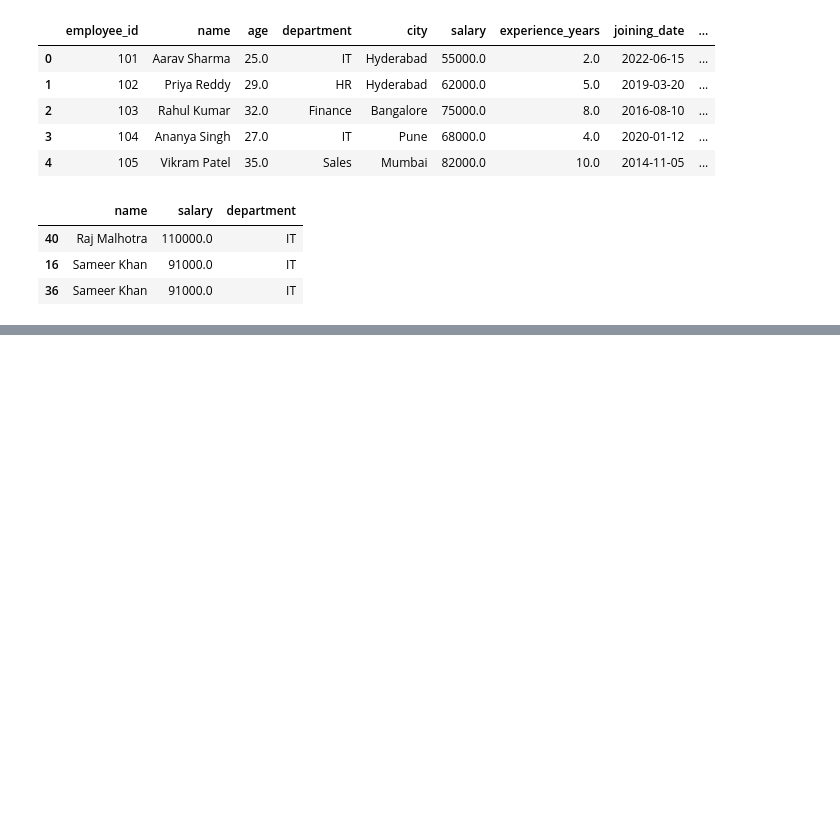
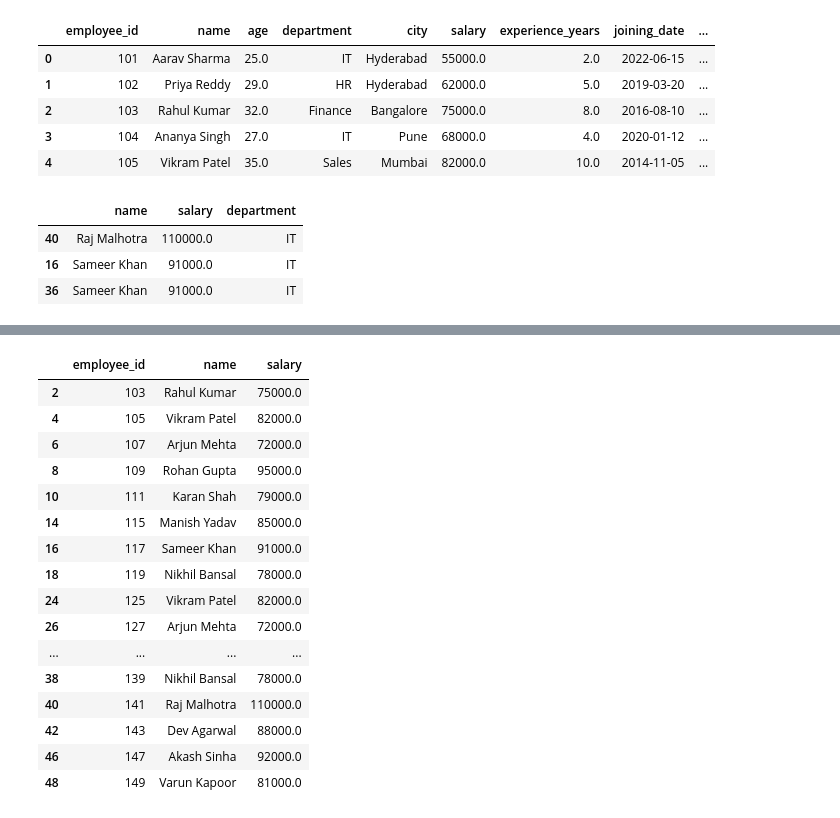
Before and after one commit to Vasista-G/GoogleCollab_Python, a Jupyter notebook: Pandaslearn.ipynb, the cells around one changed output, grey strips where cells are left out. Cells and saved outputs as stored; diff of their text form; code cells hidden in the pictures; blank space fills up the shorter version.

```diff
--- a/Pandaslearn.ipynb
+++ b/Pandaslearn.ipynb
@@ -40,0 +60,37 @@ emp.loc[emp["department"] == "IT", ["name", "salary","department"]]
+# %%
+'''
+3.	Find employees who have:
+	More than 5 years of experience
+	Performance rating >= 4
+	Salary > 70,000
+
+'''
+
+(
+    emp.loc
+    [
+        (emp["experience_years"] > 5.0) &
+        (emp["performance_rating"] >= 4) &
+        (emp["salary"] > 70000),
+        ["employee_id", "name", "salary"]
+
+    ]
+)
+# %% [output]
+|  | employee_id | name | salary |
+| 2 | 103 | Rahul Kumar | 75000.0 |
+| 4 | 105 | Vikram Patel | 82000.0 |
+| 6 | 107 | Arjun Mehta | 72000.0 |
+| 8 | 109 | Rohan Gupta | 95000.0 |
+| 10 | 111 | Karan Shah | 79000.0 |
+| 14 | 115 | Manish Yadav | 85000.0 |
+| 16 | 117 | Sameer Khan | 91000.0 |
+| 18 | 119 | Nikhil Bansal | 78000.0 |
+| 24 | 125 | Vikram Patel | 82000.0 |
+| 26 | 127 | Arjun Mehta | 72000.0 |
+| ... | ... | ... | ... |
+| 38 | 139 | Nikhil Bansal | 78000.0 |
+| 40 | 141 | Raj Malhotra | 110000.0 |
+| 42 | 143 | Dev Agarwal | 88000.0 |
+| 46 | 147 | Akash Sinha | 92000.0 |
+| 48 | 149 | Varun Kapoor | 81000.0 |
```
Also changed, not shown: parts of 4 cells of this notebook.
